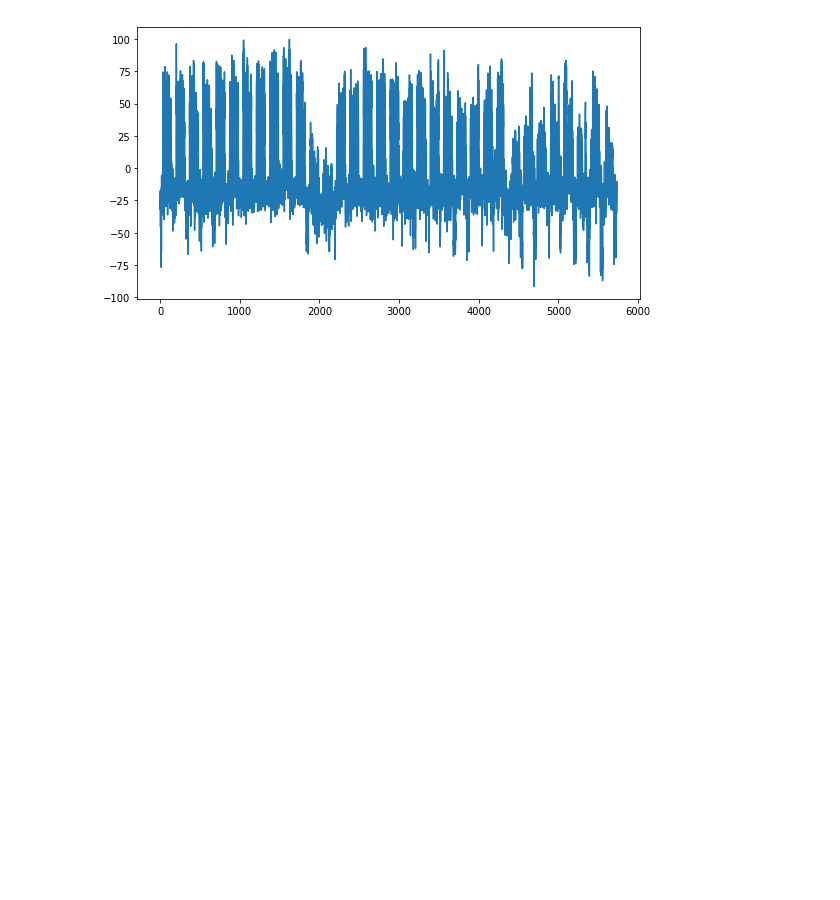
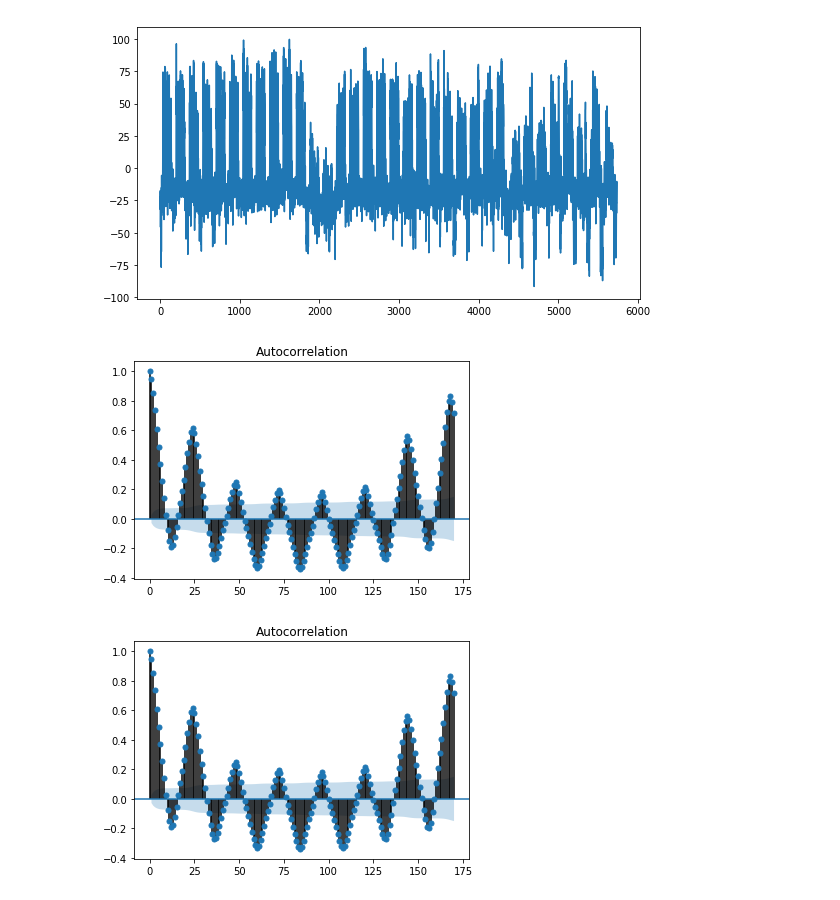
Before and after one commit to joelmfonseca/COM-503, a Jupyter notebook: hw4/hw4.ipynb, the cells around one changed output. Drawn from its saved outputs; the diff is of its cells as text; code cells hidden in the pictures; blank space fills up the shorter version.

```diff
--- a/hw4/hw4.ipynb
+++ b/hw4/hw4.ipynb
@@ -152,3 +155,8 @@ plt.plot(model_fit.resid)
 # %% [output]
 [<matplotlib.lines.Line2D at 0x...>]
 [figure]
+# %%
+plot_acf(train, lags=170)
+# %% [output]
+[figure, added]
+[figure, added]
```
Also changed, not shown: parts of 19 cells of this notebook.
